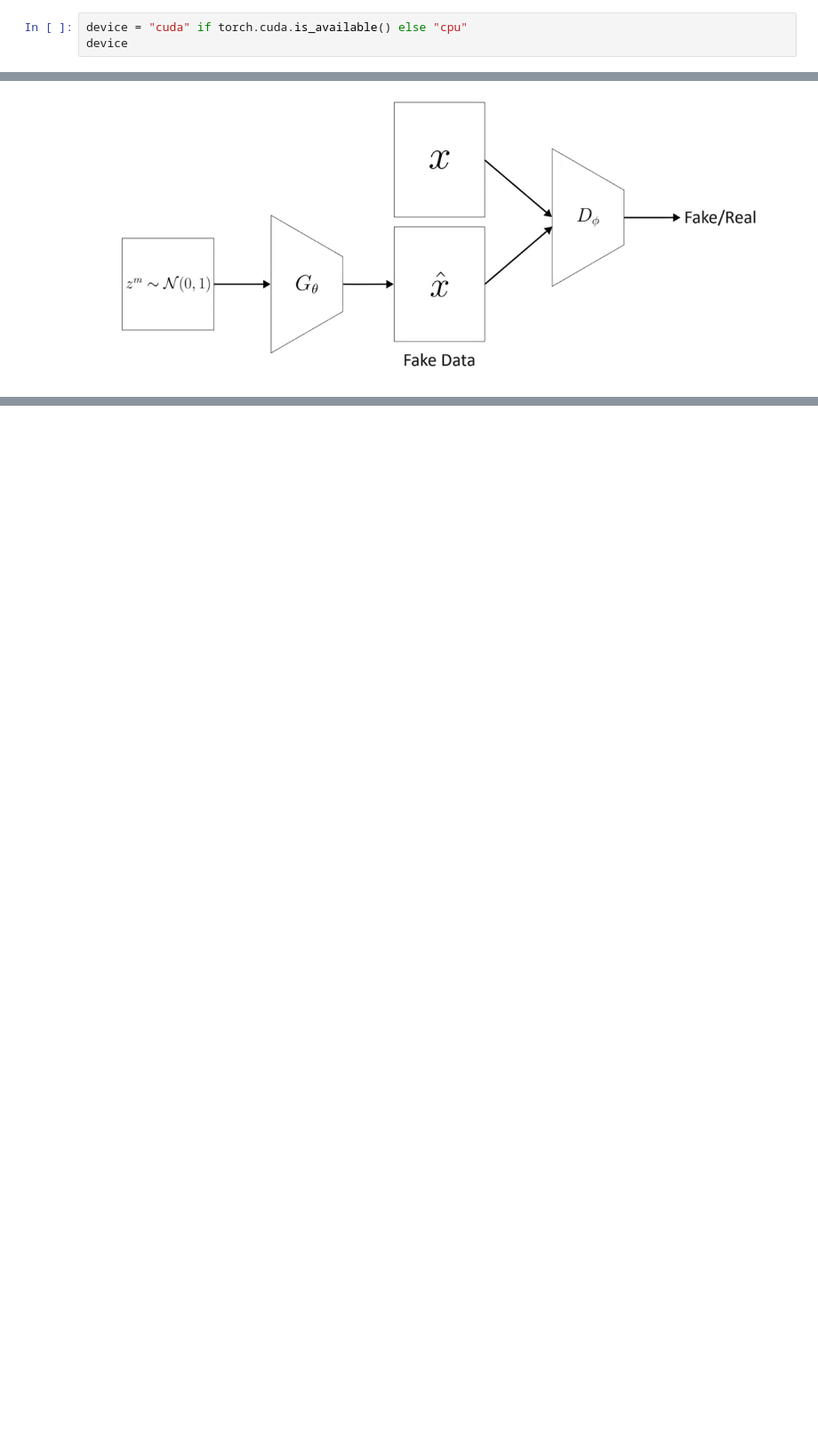
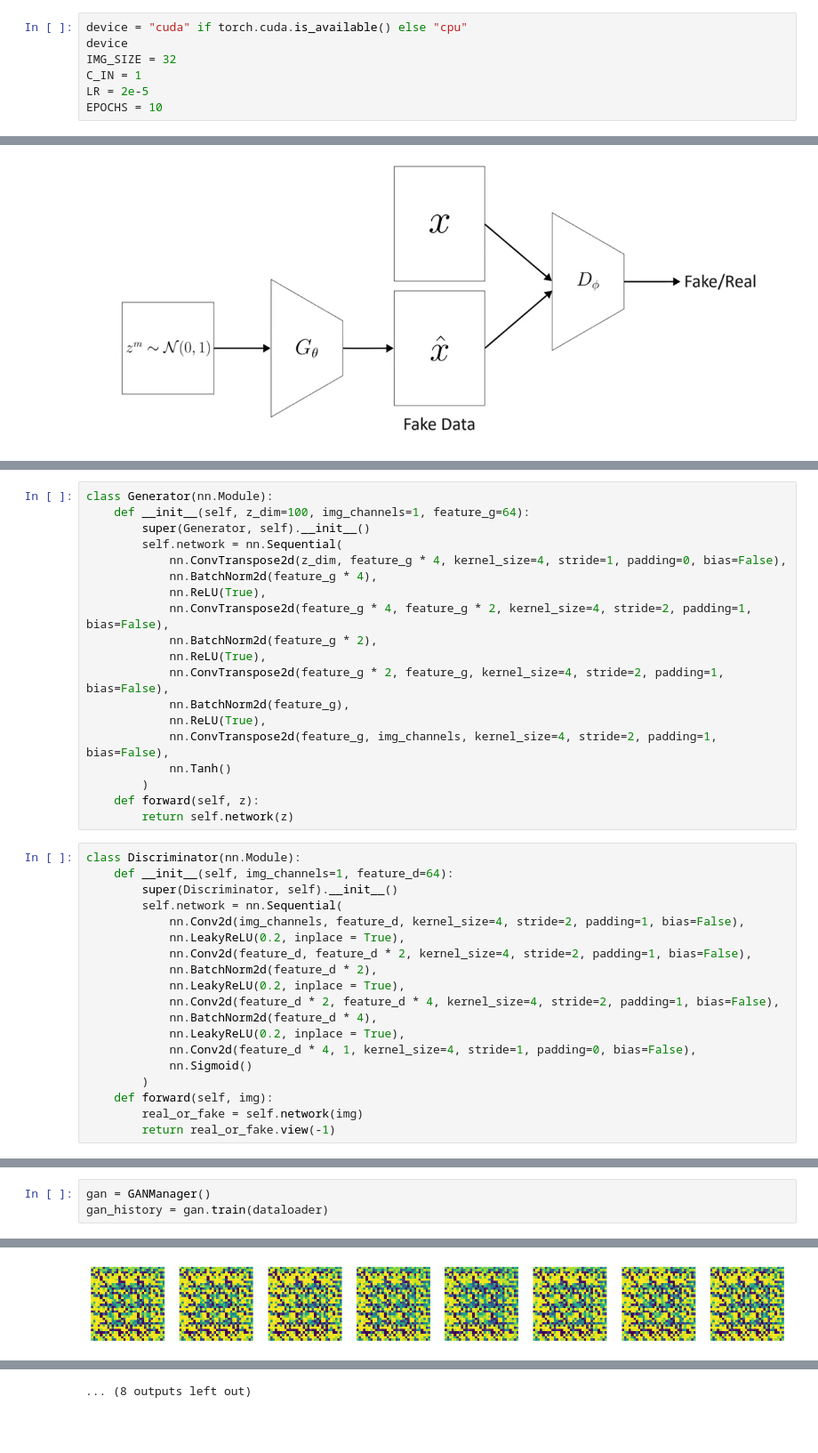
Before and after one commit to amirclear/DDPM-vs-GANs, a Jupyter notebook: notebooks/GANs-vs-DDPM.ipynb, the cells around one changed output, grey strips where cells are left out. Shown at 89% size. Drawn from its saved outputs; the diff is of its cells as text; blank space fills up the shorter version.

```diff
--- a/notebooks/GANs-vs-DDPM.ipynb
+++ b/notebooks/GANs-vs-DDPM.ipynb
@@ -19,3 +21,7 @@ Setting Device
 # %%
 device = "cuda" if torch.cuda.is_available() else "cpu"
 device
+IMG_SIZE = 32
+C_IN = 1
+LR = 2e-5
+EPOCHS = 10
@@ -54,0 +87,38 @@ plot_images(images[:8])
+# %%
+class Generator(nn.Module):
+    def __init__(self, z_dim=100, img_channels=1, feature_g=64):
+        super(Generator, self).__init__()
+        self.network = nn.Sequential(
+            nn.ConvTranspose2d(z_dim, feature_g * 4, kernel_size=4, stride=1, padding=0, bias=False),
+            nn.BatchNorm2d(feature_g * 4),
+            nn.ReLU(True),
+            nn.ConvTranspose2d(feature_g * 4, feature_g * 2, kernel_size=4, stride=2, padding=1, bias=False),
+            nn.BatchNorm2d(feature_g * 2),
+            nn.ReLU(True),
+            nn.ConvTranspose2d(feature_g * 2, feature_g, kernel_size=4, stride=2, padding=1, bias=False),
+            nn.BatchNorm2d(feature_g),
+            nn.ReLU(True),
+            nn.ConvTranspose2d(feature_g, img_channels, kernel_size=4, stride=2, padding=1, bias=False),
+            nn.Tanh()
+        )
+    def forward(self, z):
+        return self.network(z)
+# %%
+class Discriminator(nn.Module):
+    def __init__(self, img_channels=1, feature_d=64):
+        super(Discriminator, self).__init__()
+        self.network = nn.Sequential(
+            nn.Conv2d(img_channels, feature_d, kernel_size=4, stride=2, padding=1, bias=False),
+            nn.LeakyReLU(0.2, inplace = True),
+            nn.Conv2d(feature_d, feature_d * 2, kernel_size=4, stride=2, padding=1, bias=False),
+            nn.BatchNorm2d(feature_d * 2),
+            nn.LeakyReLU(0.2, inplace = True),
+            nn.Conv2d(feature_d * 2, feature_d * 4, kernel_size=4, stride=2, padding=1, bias=False),
+            nn.BatchNorm2d(feature_d * 4),
+            nn.LeakyReLU(0.2, inplace = True),
+            nn.Conv2d(feature_d * 4, 1, kernel_size=4, stride=1, padding=0, bias=False),
+            nn.Sigmoid()
+        )
+    def forward(self, img):
+        real_or_fake = self.network(img)
+        return real_or_fake.view(-1)
@@ -54,0 +206,4 @@ plot_images(images[:8])
+# %%
+gan = GANManager()
+gan_history = gan.train(dataloader)
+# %% [output]
@@ -54,0 +211 @@ plot_images(images[:8])
+[figure, added]
@@ -55,2 +222,3 @@ plot_images(images[:8])
+... (8 outputs left out)
 # %% [markdown]
 ##
```
Also changed, not shown: parts of 7 cells of this notebook.
